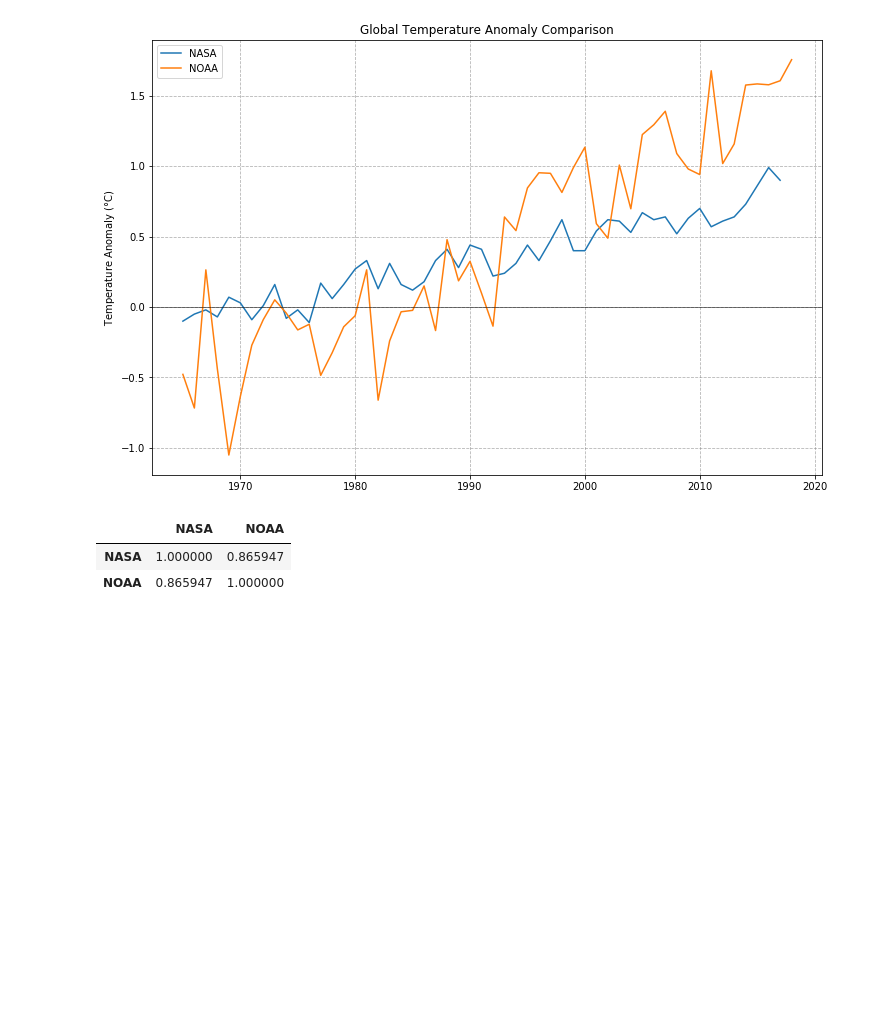
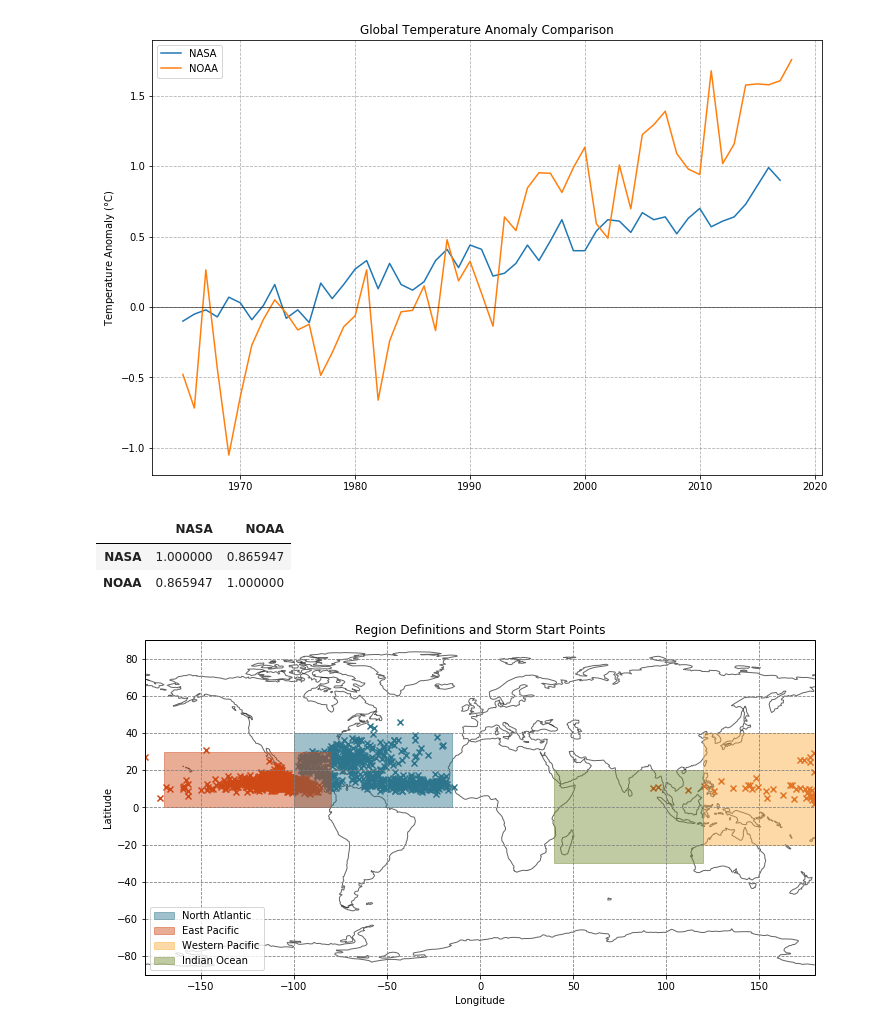
Before and after one commit to douglasdaly/hurricanes, a Jupyter notebook: notebooks/6_noaa_interpolated_feature_data_explore.ipynb, the cells around one changed output. Drawn from its saved outputs; the diff is of its cells as text; code cells hidden in the pictures; blank space fills up the shorter version.

```diff
--- a/notebooks/6_noaa_interpolated_feature_data_explore.ipynb
+++ b/notebooks/6_noaa_interpolated_feature_data_explore.ipynb
@@ -81,2 +110,44 @@ tanom.corr()
+# %%
+# - Specify Regions
+region_cuts = {
+    'North Atlantic': [(-100, -15), (0, 40)],
+    'East Pacific': [(-170, -80), (0, 30)],
+    'Western Pacific': [(120, 180), (-20, 40)],
+    'Indian Ocean': [(40, 120), (-30, 20)]
+}
+
+# - Plot map to verify
+fig = plt.figure(figsize=default_fig_size)
+ax = fig.add_subplot(1, 1, 1, projection=ccrs.PlateCarree())
+ax.coastlines(zorder=0, color='black', alpha=0.6)
+
+ax.set_title('Region Definitions and Storm Start Points')
+ax.set_xlabel('Longitude')
+ax.xaxis.set_visible(True)
+ax.set_ylabel('Latitude')
+ax.yaxis.set_visible(True)
+ax.grid(True, color='grey', linestyle='--', alpha=1, zorder=1)
+
+ax.set_global()
+for region, (bnd_long, bnd_lat) in region_cuts.items():
+    if regions_to_points[region]:
+        plt_points = np.array(regions_to_points[region])
+        ax.scatter(-abs(plt_points[:, 0]), plt_points[:, 1], color=color_dict[region], marker='x')
+    x = bnd_long[0]
+    y = bnd_lat[0]
+    w = bnd_long[1] - bnd_long[0]
+    h = bnd_lat[1] - bnd_lat[0]
+    t_rect = mpatches.Rectangle(xy=(x, y), width=w, height=h, label=region,
+                                edgecolor=color_dict[region],
+                                facecolor=color_dict[region], alpha=0.45)
+    ax.add_patch(t_rect)
+
+ax.legend(loc='lower left')
+fig.savefig(os.path.join(media_dir, 'region_areas_with_points.png'.format(nm)),
+            dpi=output_dpi)
+
+plt.show();
+# %% [output]
+[figure, added]
 # %%
 # - Get data in regions of interest
```
Also changed, not shown: parts of 13 cells of this notebook, 1 other file.
